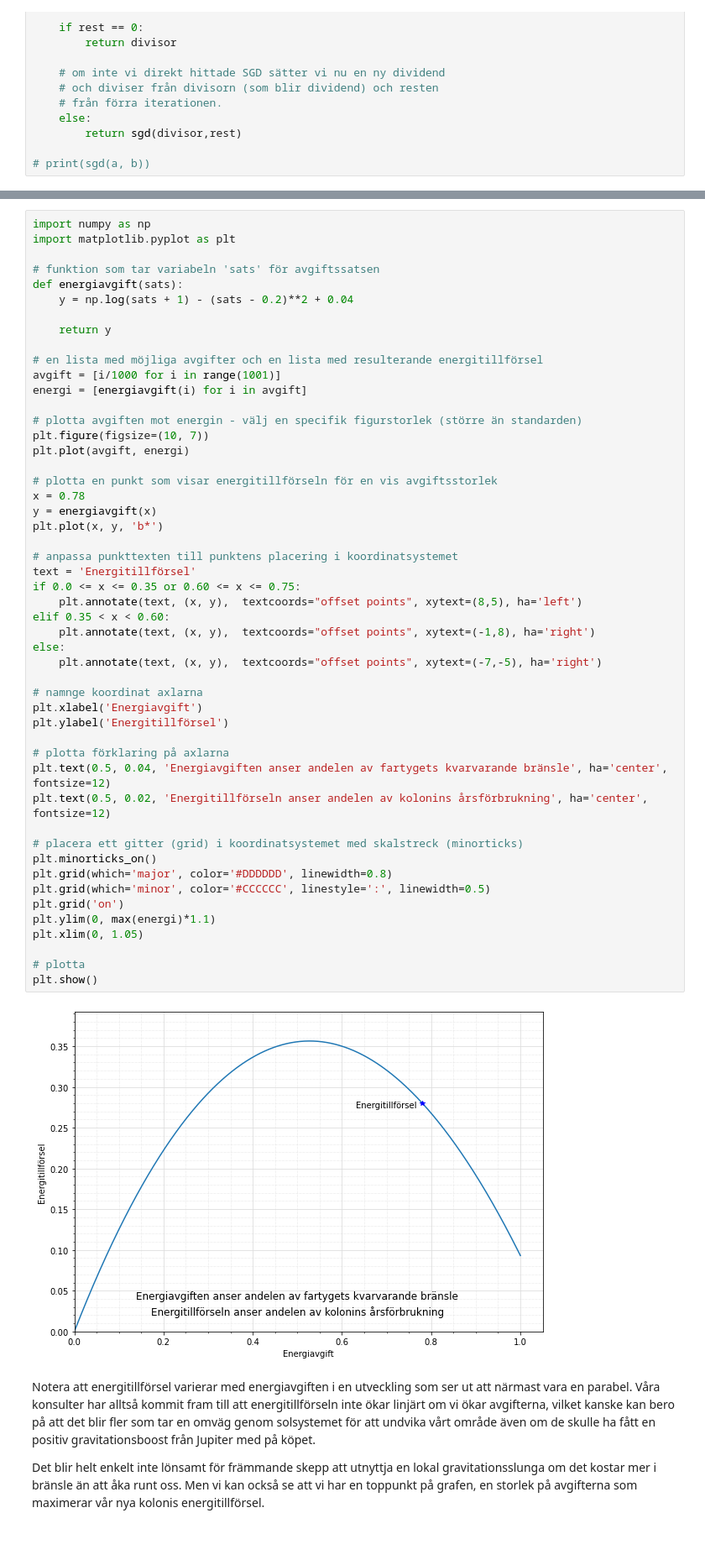
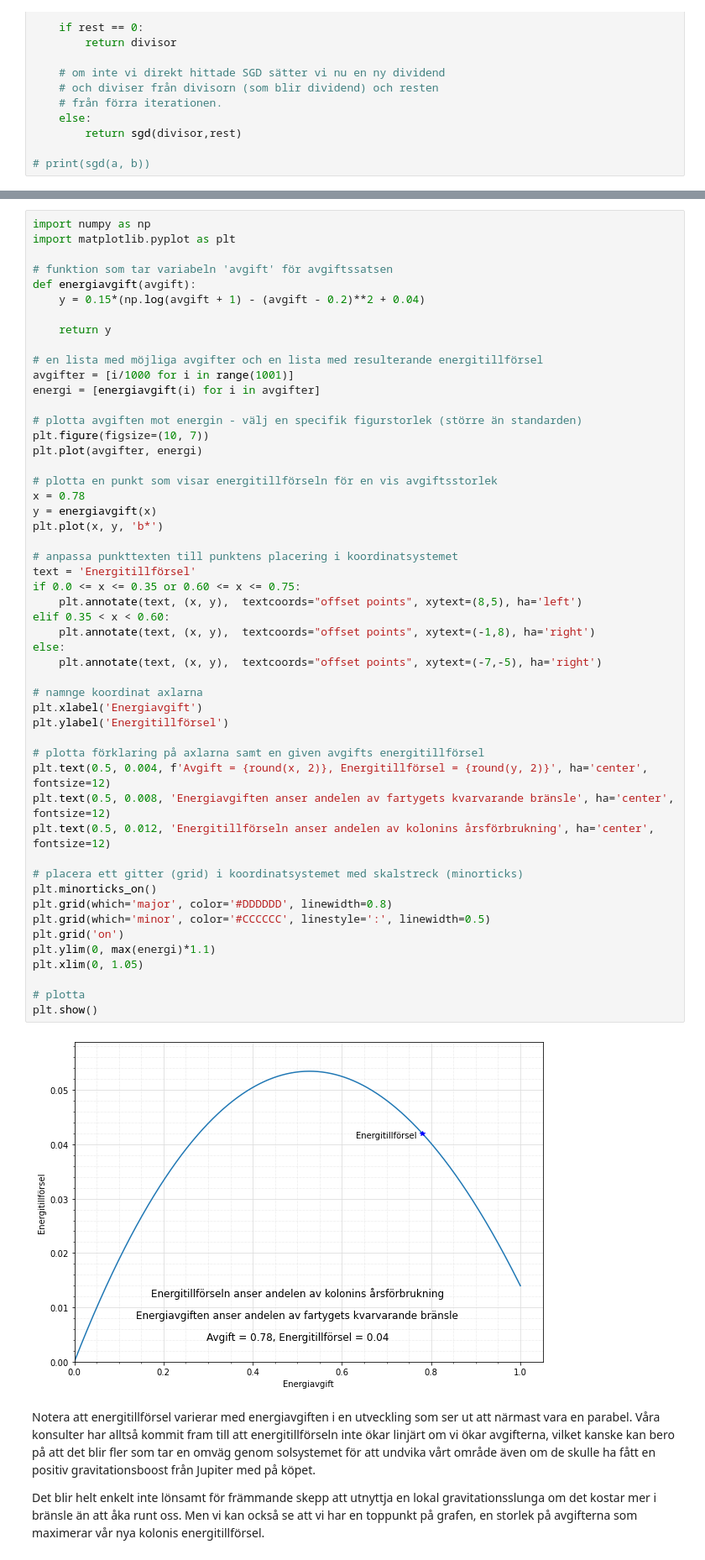
Before and after one commit to madspihlrasmussen/sandbox, a Jupyter notebook: algorithms, dive into (anteckningar).ipynb, the cells around one changed output, grey strips where cells are left out. Shown at 84% size. Saved outputs shown, nothing was run; the diff lists cells and outputs as text.

```diff
--- a/algorithms, dive into (anteckningar).ipynb
+++ b/algorithms, dive into (anteckningar).ipynb
@@ -294,54 +294,55 @@ Dessutom plottar vi en punkt som visar energitillförseln för ett konkret val a
 import numpy as np
 import matplotlib.pyplot as plt
 
-# funktion som tar variabeln 'sats' för avgiftssatsen
-def energiavgift(sats):
-    y = np.log(sats + 1) - (sats - 0.2)**2 + 0.04
+# funktion som tar variabeln 'avgift' för avgiftssatsen
+def energiavgift(avgift):
+    y = 0.15*(np.log(avgift + 1) - (avgift - 0.2)**2 + 0.04)
 
     return y
 
 # en lista med möjliga avgifter och en lista med resulterande energitillförsel
-avgift = [i/1000 for i in range(1001)]
-energi = [energiavgift(i) for i in avgift]
+avgifter = [i/1000 for i in range(1001)]
+energi = [energiavgift(i) for i in avgifter]
 
 # plotta avgiften mot energin - välj en specifik figurstorlek (större än standarden)
 plt.figure(figsize=(10, 7))
-plt.plot(avgift, energi)
+plt.plot(avgifter, energi)
 
 # plotta en punkt som visar energitillförseln för en vis avgiftsstorlek
 x = 0.78
 y = energiavgift(x)
 plt.plot(x, y, 'b*')
 
 # anpassa punkttexten till punktens placering i koordinatsystemet
 text = 'Energitillförsel'
 if 0.0 <= x <= 0.35 or 0.60 <= x <= 0.75:
     plt.annotate(text, (x, y),  textcoords="offset points", xytext=(8,5), ha='left')
 elif 0.35 < x < 0.60:
     plt.annotate(text, (x, y),  textcoords="offset points", xytext=(-1,8), ha='right')
 else:
     plt.annotate(text, (x, y),  textcoords="offset points", xytext=(-7,-5), ha='right')
 
 # namnge koordinat axlarna
 plt.xlabel('Energiavgift')
 plt.ylabel('Energitillförsel')
 
-# plotta förklaring på axlarna
-plt.text(0.5, 0.04, 'Energiavgiften anser andelen av fartygets kvarvarande bränsle', ha='center', fontsize=12)
-plt.text(0.5, 0.02, 'Energitillförseln anser andelen av kolonins årsförbrukning', ha='center', fontsize=12)
+# plotta förklaring på axlarna samt en given avgifts energitillförsel
+plt.text(0.5, 0.004, f'Avgift = {round(x, 2)}, Energitillförsel = {round(y, 2)}', ha='center', fontsize=12)
+plt.text(0.5, 0.008, 'Energiavgiften anser andelen av fartygets kvarvarande bränsle', ha='center', fontsize=12)
+plt.text(0.5, 0.012, 'Energitillförseln anser andelen av kolonins årsförbrukning', ha='center', fontsize=12)
 
 # placera ett gitter (grid) i koordinatsystemet med skalstreck (minorticks)
 plt.minorticks_on()
 plt.grid(which='major', color='#DDDDDD', linewidth=0.8)
 plt.grid(which='minor', color='#CCCCCC', linestyle=':', linewidth=0.5)
 plt.grid('on')
 plt.ylim(0, max(energi)*1.1)
 plt.xlim(0, 1.05)
 
 # plotta
 plt.show()
 # %% [output]
-[figure, old version]
+[figure, new version]
 # %% [markdown]
 Notera att energitillförsel varierar med energiavgiften i en utveckling som ser ut att närmast vara en parabel. Våra konsulter har alltså kommit fram till att energitillförseln inte ökar linjärt om vi ökar avgifterna, vilket kanske kan bero på att det blir fler som tar en omväg genom solsystemet för att undvika vårt område även om de skulle ha fått en positiv gravitationsboost från Jupiter med på köpet.
 
```
Also changed, not shown: parts of 1 cell of this notebook.
